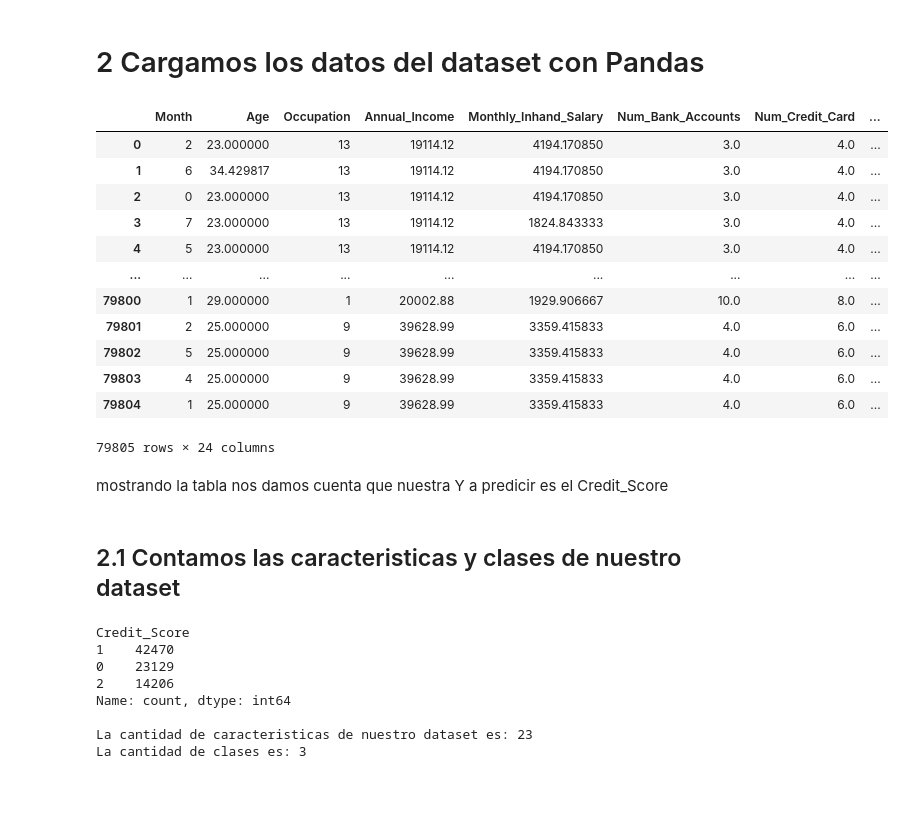
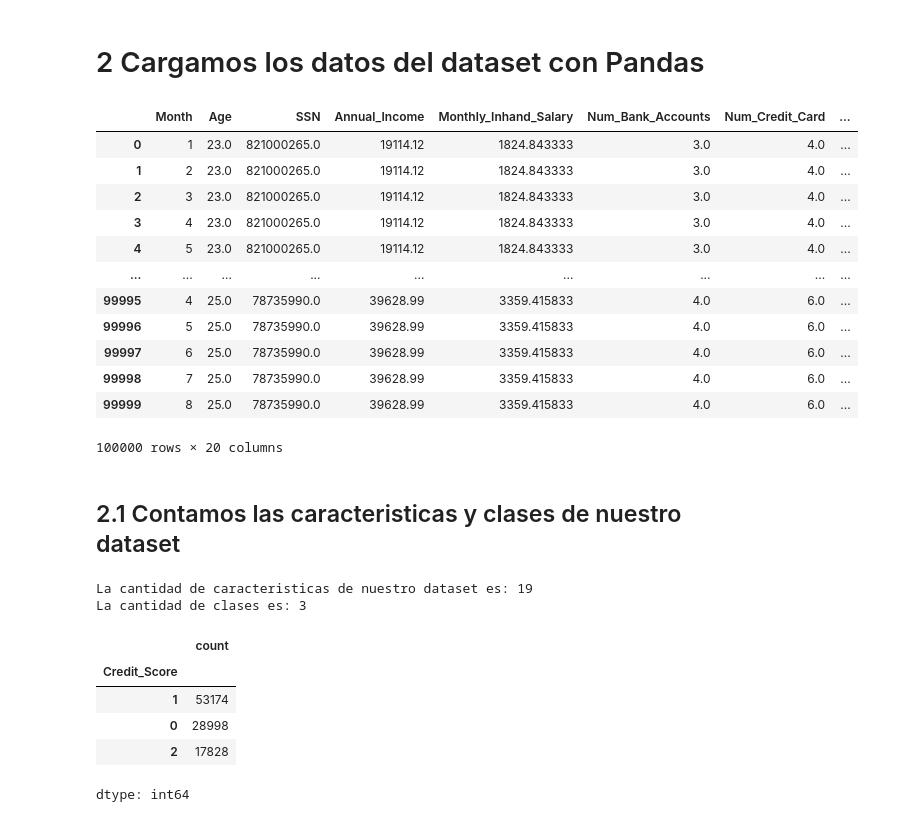
Before and after one commit to walterbvr/inteligenciaArtificial1, a Jupyter notebook: Parciales/Parcial1/Parcial1.ipynb, the cells around one changed output. Saved outputs shown, nothing was run; the diff lists cells and outputs as text; code cells hidden in the pictures; blank space fills up the shorter version.

Commit message:
Added sinthetic data, graphics and logistical regressions

```diff
--- a/Parciales/Parcial1/Parcial1.ipynb
+++ b/Parciales/Parcial1/Parcial1.ipynb
@@ -25,43 +23,39 @@ Drive already mounted at /content/drive; to attempt to forcibly remount, call dr
 # 2 Cargamos los datos del dataset con Pandas
 # %%
 data = pd.read_csv('/content/drive/MyDrive/InteligenciaArtificial1/Parcial1/credit_score.csv', delimiter=',', encoding='utf-8')
-data = data.drop(data.columns[0], axis=1)
-
 data
 # %% [output]
-|  | Month | Age | Occupation | Annual_Income | Monthly_Inhand_Salary | Num_Bank_Accounts | Num_Credit_Card | ... |
-| 0 | 2 | 23.000000 | 13 | 19114.12 | 4194.170850 | 3.0 | 4.0 | ... |
-| 1 | 6 | 34.429817 | 13 | 19114.12 | 4194.170850 | 3.0 | 4.0 | ... |
-| 2 | 0 | 23.000000 | 13 | 19114.12 | 4194.170850 | 3.0 | 4.0 | ... |
-| 3 | 7 | 23.000000 | 13 | 19114.12 | 1824.843333 | 3.0 | 4.0 | ... |
-| 4 | 5 | 23.000000 | 13 | 19114.12 | 4194.170850 | 3.0 | 4.0 | ... |
+|  | Month | Age | SSN | Annual_Income | Monthly_Inhand_Salary | Num_Bank_Accounts | Num_Credit_Card | ... |
+| 0 | 1 | 23.0 | 821000265.0 | 19114.12 | 1824.843333 | 3.0 | 4.0 | ... |
+| 1 | 2 | 23.0 | 821000265.0 | 19114.12 | 1824.843333 | 3.0 | 4.0 | ... |
+| 2 | 3 | 23.0 | 821000265.0 | 19114.12 | 1824.843333 | 3.0 | 4.0 | ... |
+| 3 | 4 | 23.0 | 821000265.0 | 19114.12 | 1824.843333 | 3.0 | 4.0 | ... |
+| 4 | 5 | 23.0 | 821000265.0 | 19114.12 | 1824.843333 | 3.0 | 4.0 | ... |
 | ... | ... | ... | ... | ... | ... | ... | ... | ... |
-| 79800 | 1 | 29.000000 | 1 | 20002.88 | 1929.906667 | 10.0 | 8.0 | ... |
-| 79801 | 2 | 25.000000 | 9 | 39628.99 | 3359.415833 | 4.0 | 6.0 | ... |
-| 79802 | 5 | 25.000000 | 9 | 39628.99 | 3359.415833 | 4.0 | 6.0 | ... |
-| 79803 | 4 | 25.000000 | 9 | 39628.99 | 3359.415833 | 4.0 | 6.0 | ... |
-| 79804 | 1 | 25.000000 | 9 | 39628.99 | 3359.415833 | 4.0 | 6.0 | ... |
+| 99995 | 4 | 25.0 | 78735990.0 | 39628.99 | 3359.415833 | 4.0 | 6.0 | ... |
+| 99996 | 5 | 25.0 | 78735990.0 | 39628.99 | 3359.415833 | 4.0 | 6.0 | ... |
+| 99997 | 6 | 25.0 | 78735990.0 | 39628.99 | 3359.415833 | 4.0 | 6.0 | ... |
+| 99998 | 7 | 25.0 | 78735990.0 | 39628.99 | 3359.415833 | 4.0 | 6.0 | ... |
+| 99999 | 8 | 25.0 | 78735990.0 | 39628.99 | 3359.415833 | 4.0 | 6.0 | ... |
-79805 rows × 24 columns
+100000 rows × 20 columns
-# %% [markdown]
-mostrando la tabla nos damos cuenta que nuestra Y a predicir es el Credit_Score
 # %% [markdown]
 ## 2.1 Contamos las caracteristicas y clases de nuestro dataset
 # %%
-print(f'{data["Credit_Score"].value_counts()} \n')
-
-#Contar cuantas caracteristicas tiene nuestro dataset sin contar con la columna y
+#Contamos cuantas caracteristicas tiene nuestro dataset sin contar con la columna y
 features_counts = data.drop(["Credit_Score"],axis=1).shape[1]
 print(f"La cantidad de caracteristicas de nuestro dataset es: {features_counts}")
 
-#Contar cuantas clases tiene nuestra columna y
+#Contamos cuantas clases tiene nuestra columna y
 labels_counts = len(np.unique(data['Credit_Score']))
-print(f'La cantidad de clases es: {labels_counts}')
+print(f'La cantidad de clases es: {labels_counts} \n')
+
+data["Credit_Score"].value_counts()
 # %% [output]
-Credit_Score
-1    42470
-0    23129
-2    14206
-Name: count, dtype: int64
-
-La cantidad de caracteristicas de nuestro dataset es: 23
+La cantidad de caracteristicas de nuestro dataset es: 19
 La cantidad de clases es: 3
+|  | count |
+| Credit_Score |  |
+| 1 | 53174 |
+| 0 | 28998 |
+| 2 | 17828 |
+dtype: int64
```
Also changed, not shown: parts of 73 cells of this notebook, 1 other file.
